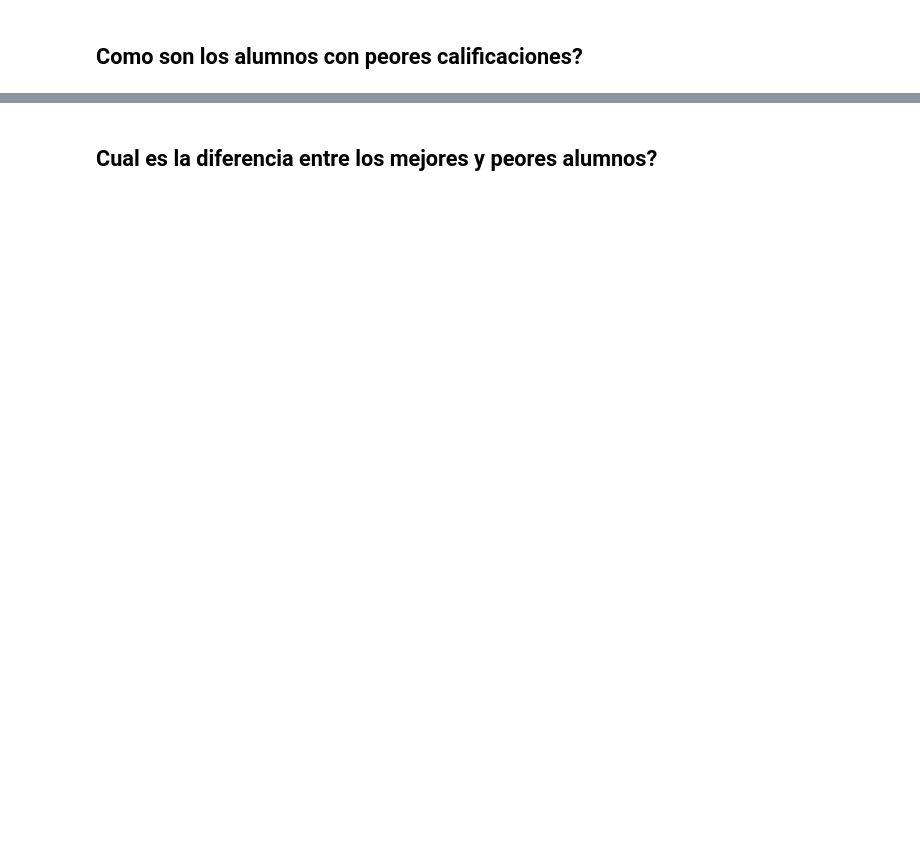
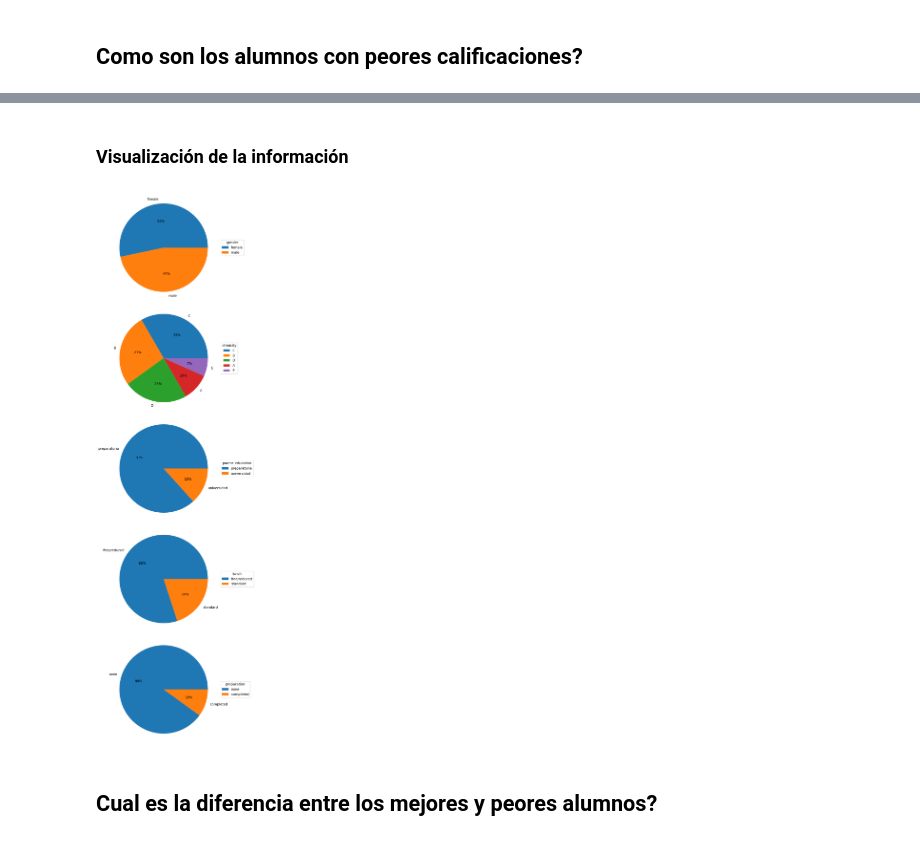
Before and after one commit to MarioChvx/ciencia_de_datos_PAMBAZO, a Jupyter notebook: proyectos/unidad1/proyecto_eda/EDA_Students_performance.ipynb, the cells around one changed output, grey strips where cells are left out. Drawn from its saved outputs; the diff is of its cells as text; code cells hidden in the pictures; blank space fills up the shorter version.

```diff
--- a/proyectos/unidad1/proyecto_eda/EDA_Students_performance.ipynb
+++ b/proyectos/unidad1/proyecto_eda/EDA_Students_performance.ipynb
@@ -369,0 +443,3 @@ Solo las **calificaciones** tienen una **correlación** fuerte entre ellas
+# %%
+df_peores = df_mean.sort_values(by= 'mean', ascending= True).loc[df_mean['mean'] < 40]
+df_peores.head()
@@ -370,2 +453,8 @@ Solo las **calificaciones** tienen una **correlación** fuerte entre ellas
+# %% [markdown]
+### Visualización de la información
+# %%
+pandas_pie(df_peores)
+# %% [output]
+[figure, added]
 # %% [markdown]
 ## Cual es la diferencia entre los mejores y peores alumnos?
```
Also changed, not shown: parts of 13 cells of this notebook.
